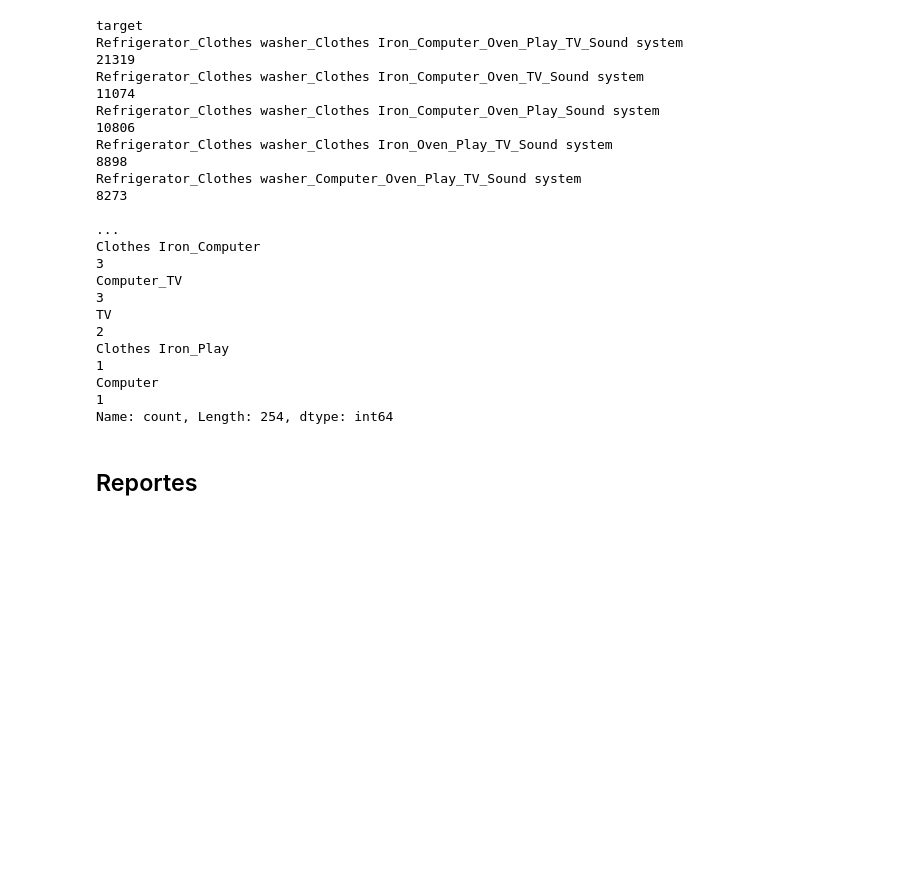
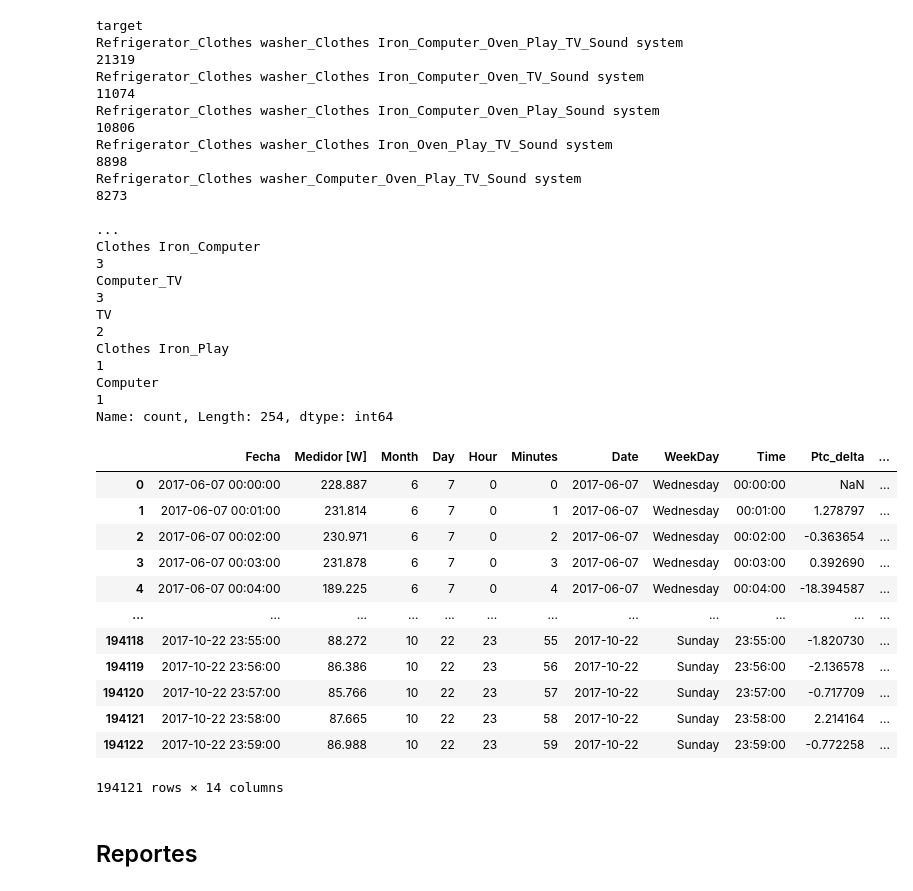
Before and after one commit to TuringBox-OmegaHack/IA-dev, a Jupyter notebook: notebooks/1. Exploracion.ipynb, the cells around one changed output. Drawn from its saved outputs; the diff is of its cells as text; code cells hidden in the pictures; blank space fills up the shorter version.

```diff
--- a/notebooks/1. Exploracion.ipynb
+++ b/notebooks/1. Exploracion.ipynb
@@ -132,7 +151,7 @@ df_desagregado["delta"] = df_desagregado["Medidor [W]"].diff()
 # %%
 df_cargas = df_desagregado.copy()
 # %%
-for columna in df_cargas.drop(["Fecha", "Medidor [W]", "Month", "Day", "Hour", "WeekDay", "WeekDayNumber", "Minutes", "Date", "delta"], axis=1):
+for columna in df_cargas[electrodomestics]:
     df_cargas[columna] = df_cargas[columna].apply(lambda x: 1 if x != 0 else 0)
     df_cargas[columna] = df_cargas[columna].astype("object")
 # %%
@@ -298,6 +298,26 @@ Name: count, Length: 254, dtype: int64
 # %%
 index_to_drop = df_cargas[df_cargas["target"].isin(["Clothes Iron_Play", "Computer"])].index
 df_cargas.drop(index_to_drop, inplace=True)
+# %%
+df_cargas.drop(electrodomestics, axis=1, inplace=True)
+# %%
+df_cargas.drop("WeekDayNumber", axis=1, inplace=True)
+# %%
+df_cargas
+# %% [output]
+|  | Fecha | Medidor [W] | Month | Day | Hour | Minutes | Date | WeekDay | Time | Ptc_delta | ... |
+| 0 | 2017-06-07 00:00:00 | 228.887 | 6 | 7 | 0 | 0 | 2017-06-07 | Wednesday | 00:00:00 | NaN | ... |
+| 1 | 2017-06-07 00:01:00 | 231.814 | 6 | 7 | 0 | 1 | 2017-06-07 | Wednesday | 00:01:00 | 1.278797 | ... |
+| 2 | 2017-06-07 00:02:00 | 230.971 | 6 | 7 | 0 | 2 | 2017-06-07 | Wednesday | 00:02:00 | -0.363654 | ... |
+| 3 | 2017-06-07 00:03:00 | 231.878 | 6 | 7 | 0 | 3 | 2017-06-07 | Wednesday | 00:03:00 | 0.392690 | ... |
+| 4 | 2017-06-07 00:04:00 | 189.225 | 6 | 7 | 0 | 4 | 2017-06-07 | Wednesday | 00:04:00 | -18.394587 | ... |
+| ... | ... | ... | ... | ... | ... | ... | ... | ... | ... | ... | ... |
+| 194118 | 2017-10-22 23:55:00 | 88.272 | 10 | 22 | 23 | 55 | 2017-10-22 | Sunday | 23:55:00 | -1.820730 | ... |
+| 194119 | 2017-10-22 23:56:00 | 86.386 | 10 | 22 | 23 | 56 | 2017-10-22 | Sunday | 23:56:00 | -2.136578 | ... |
+| 194120 | 2017-10-22 23:57:00 | 85.766 | 10 | 22 | 23 | 57 | 2017-10-22 | Sunday | 23:57:00 | -0.717709 | ... |
+| 194121 | 2017-10-22 23:58:00 | 87.665 | 10 | 22 | 23 | 58 | 2017-10-22 | Sunday | 23:58:00 | 2.214164 | ... |
+| 194122 | 2017-10-22 23:59:00 | 86.988 | 10 | 22 | 23 | 59 | 2017-10-22 | Sunday | 23:59:00 | -0.772258 | ... |
+194121 rows × 14 columns
 # %%
 df_cargas.to_csv("../data/transformed/cargas_transformadas.csv", index=False)
 # %% [markdown]
```
Also changed, not shown: parts of 3 cells of this notebook, 2 other files.
